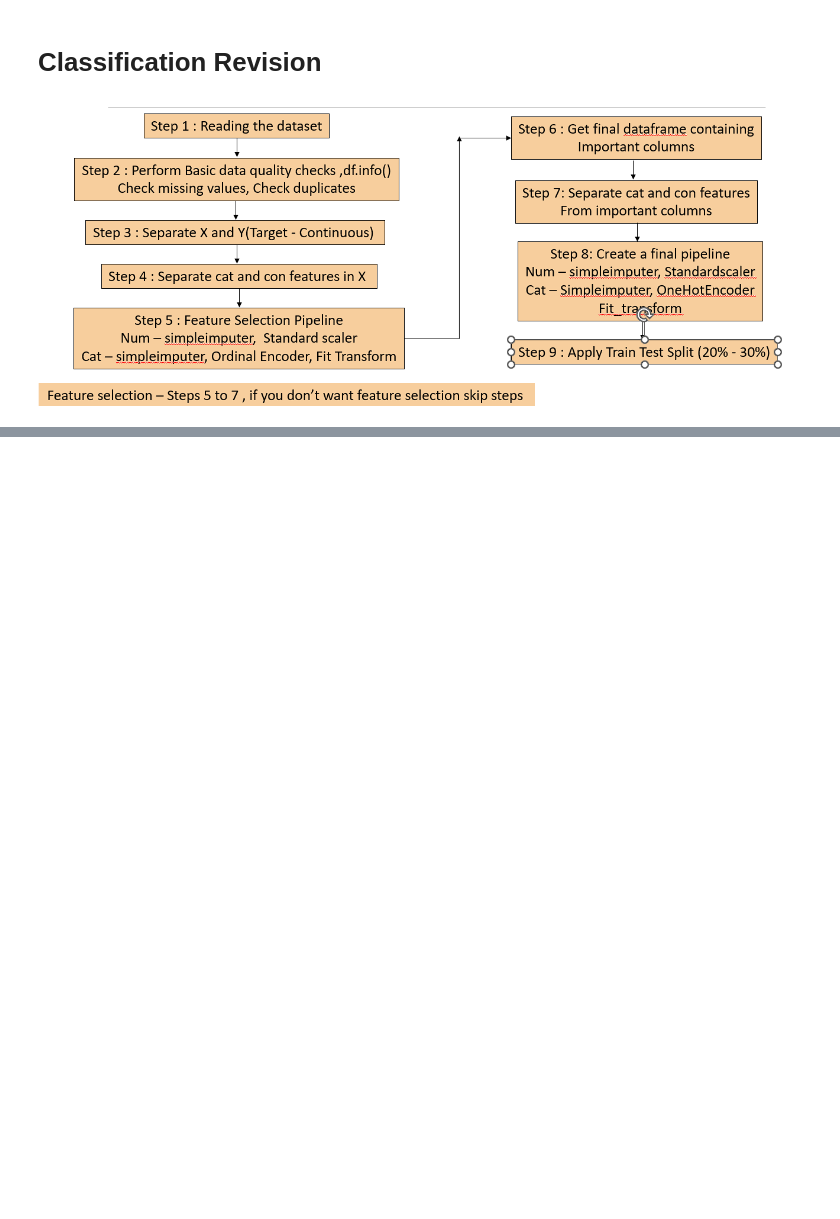
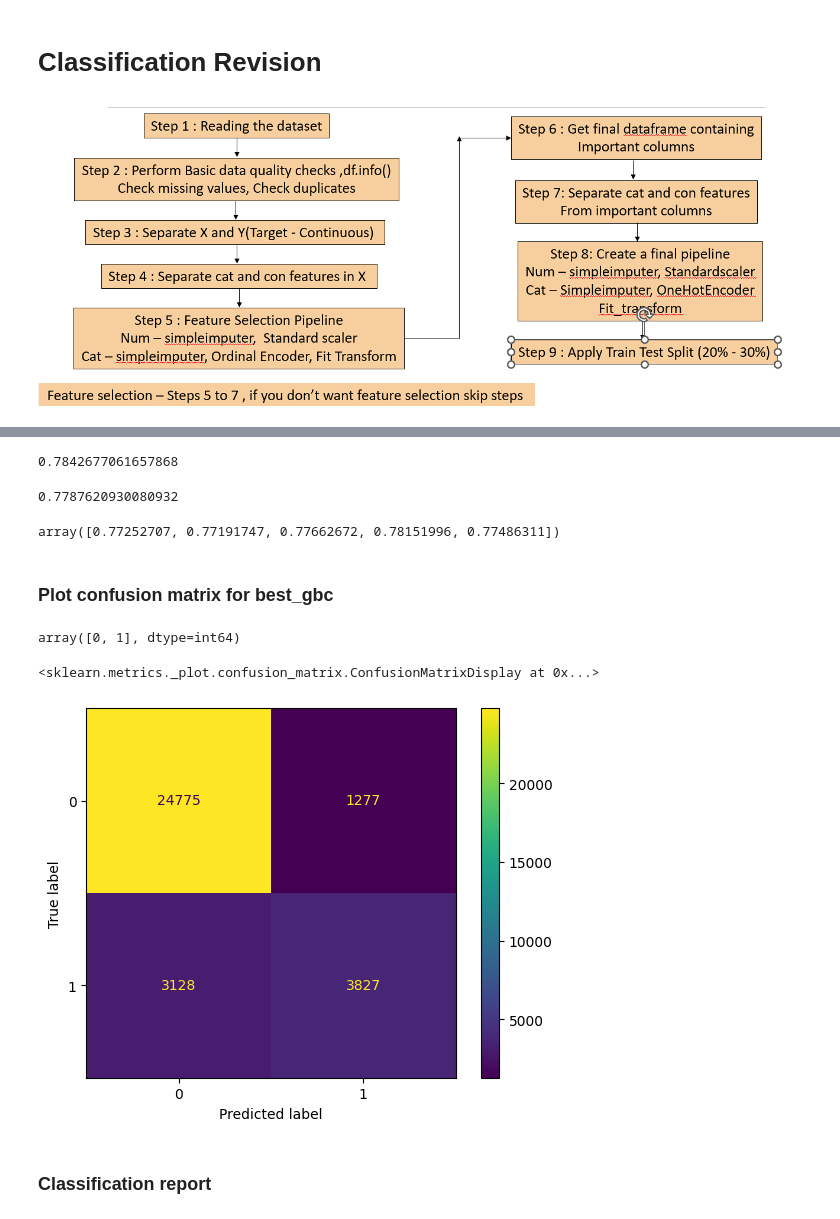
Before and after one commit to utkarshg1/Machine-Learning-3pm, a Jupyter notebook: Classification Revision/Classification.ipynb, the cells around one changed output, grey strips where cells are left out. Cells and saved outputs as stored; diff of their text form; code cells hidden in the pictures; blank space fills up the shorter version.

```diff
--- a/Classification Revision/Classification.ipynb
+++ b/Classification Revision/Classification.ipynb
@@ -4,0 +366,19 @@
+# %%
+for name, model in dct.items():
+    # Train and build the model
+    model.fit(xtrain, ytrain)
+    # Predict the results for train and test
+    ypred_tr = model.predict(xtrain)
+    ypred_ts = model.predict(xtest)
+    # Calulate f1 score both in train and test
+    f1_tr = f1_score(ytrain, ypred_tr, average='macro')
+    f1_ts = f1_score(ytest, ypred_ts, average='macro')
+    # Calculate cross validated scores
+    scores = cross_val_score(model, xtrain, ytrain, cv=5, scoring='f1_macro')
+    f1_cv = scores.mean()
+    # Print the results for each model
+    print(f'Model Name {name}\n')
+    print(f'Training F1 : {f1_tr:.4f}')
+    print(f'Testing F1 : {f1_ts:.4f}')
+    print(f'F1 Cross Val : {f1_cv:.4f}')
+    print('\n=====================================================\n')
@@ -4,0 +407,9 @@
+# %%
+params = {'learning_rate':[0.001, 0.01, 0.1, 0.2],
+         'n_estimators':[10, 100, 200, 300],
+         'max_depth':[2, 3, 4, 5]}
+# %%
+from sklearn.model_selection import RandomizedSearchCV
+gbc = GradientBoostingClassifier()
+rscv = RandomizedSearchCV(gbc, param_distributions=params, cv=5, scoring='f1')
+rscv.fit(xtrain, ytrain)
@@ -4,0 +431,3 @@
+# %%
+best_gbc = rscv.best_estimator_
+best_gbc
@@ -4,0 +453,28 @@
+# %%
+f1_score(ytrain, ypred_tr1, average='macro')
+# %% [output]
+0.7842677061657868
+# %%
+f1_score(ytest, ypred_ts1, average='macro')
+# %% [output]
+0.7787620930080932
+# %%
+cross_val_score(best_gbc, xtrain, ytrain, cv=5, scoring='f1_macro')
+# %% [output]
+array([0.77252707, 0.77191747, 0.77662672, 0.78151996, 0.77486311])
+# %% [markdown]
+### Plot confusion matrix for best_gbc
+# %%
+best_gbc.classes_
+# %% [output]
+array([0, 1], dtype=int64)
+# %%
+from sklearn.metrics import confusion_matrix, ConfusionMatrixDisplay
+cf = confusion_matrix(ytest, ypred_ts)
+cfd = ConfusionMatrixDisplay(cf, display_labels=best_gbc.classes_)
+cfd.plot()
+# %% [output]
+<sklearn.metrics._plot.confusion_matrix.ConfusionMatrixDisplay at 0x...>
+[figure, added]
+# %% [markdown]
+### Classification report
```
Also changed, not shown: parts of 79 cells of this notebook, 2 other files.
